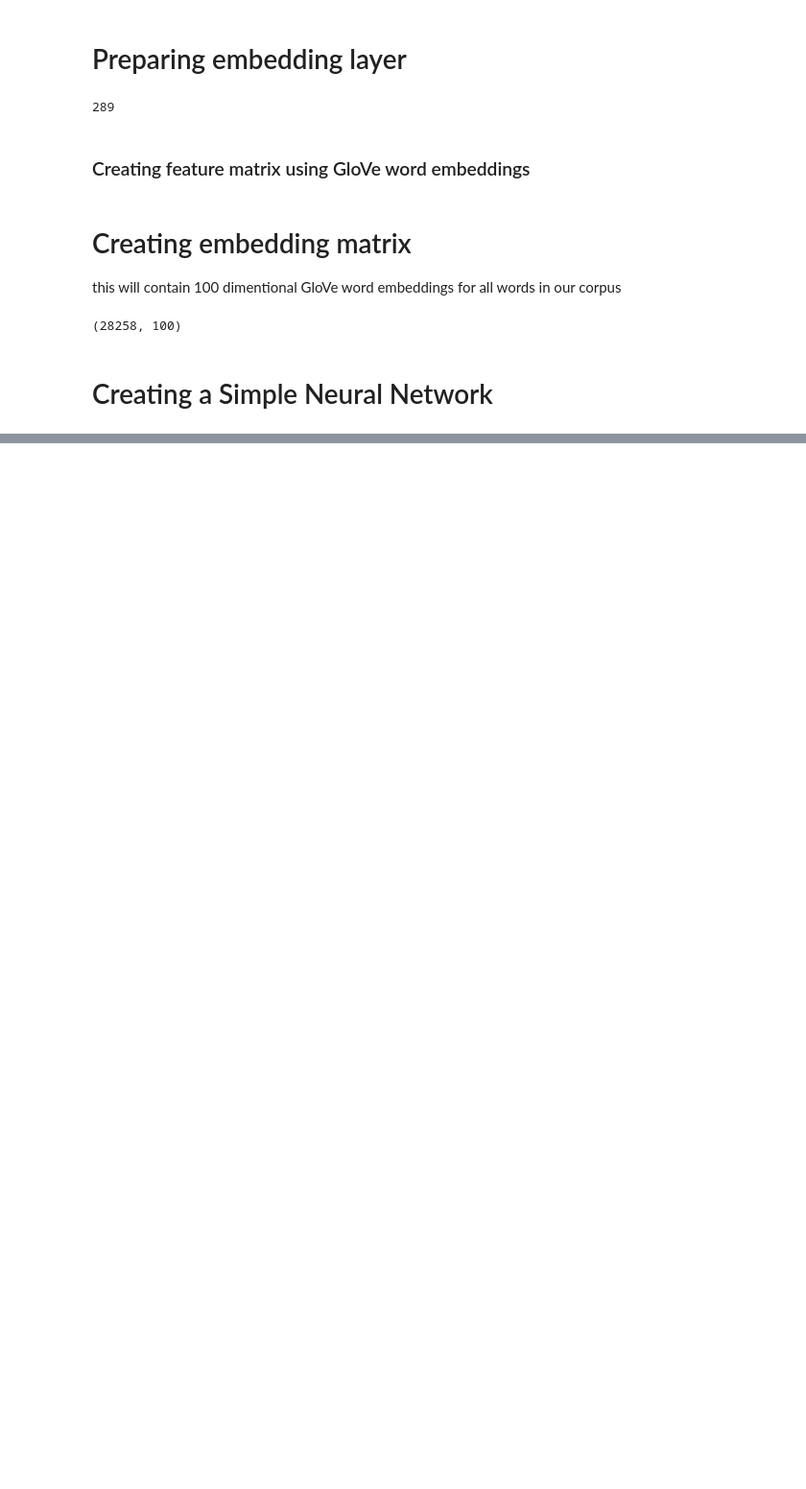
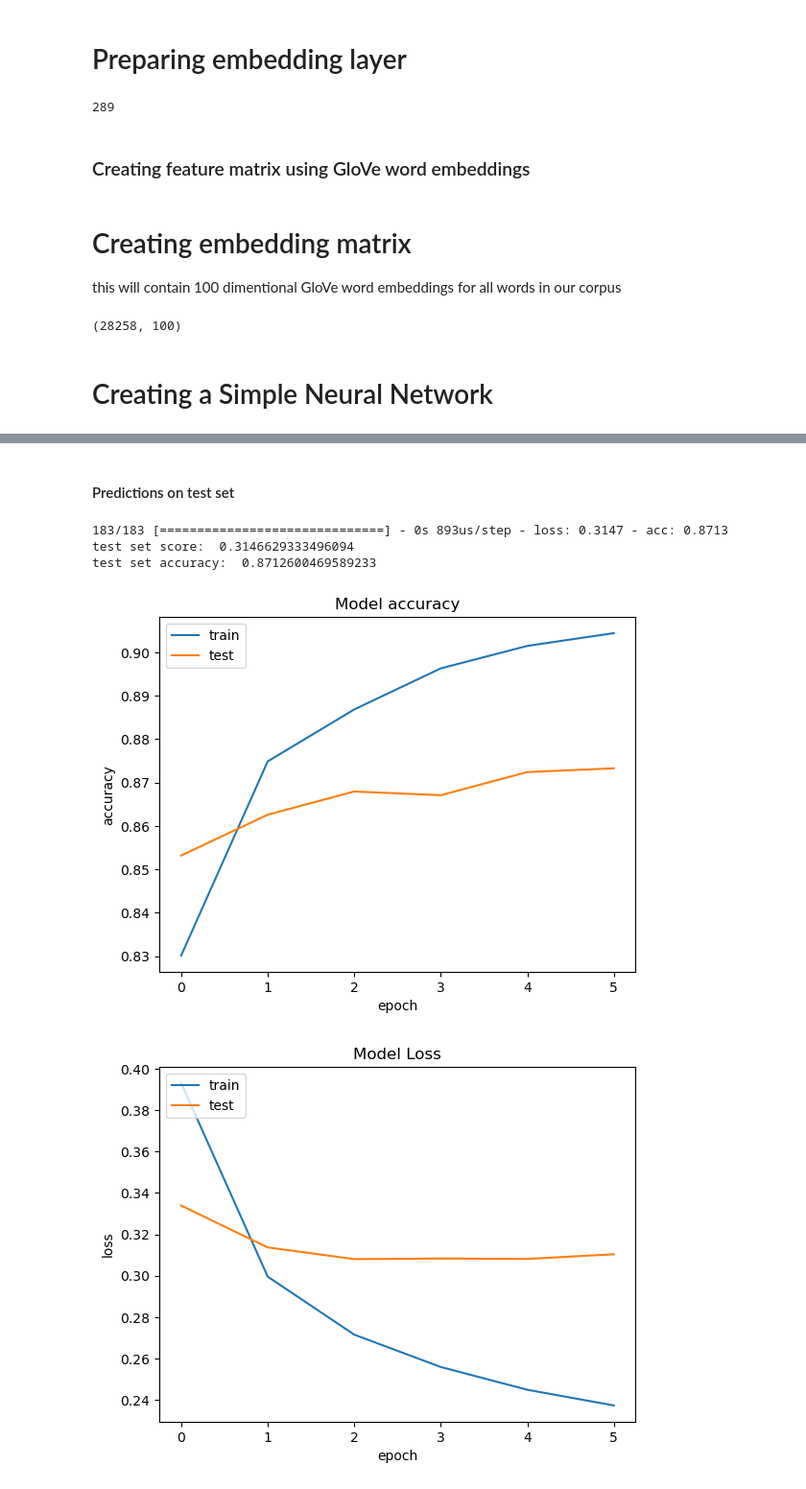
Before and after one commit to codyy6/Text-Analytic-Hotel-Review-Sentiment-Analysis, a Jupyter notebook: sentiment_analysis_neural_net.ipynb, the cells around one changed output, grey strips where cells are left out. Shown at 96% size. Drawn from its saved outputs; the diff is of its cells as text; code cells hidden in the pictures; blank space fills up the shorter version.

Commit message:
adds training for simple NN and conv NN

```diff
--- a/sentiment_analysis_neural_net.ipynb
+++ b/sentiment_analysis_neural_net.ipynb
@@ -195,0 +198,3 @@ snn_model.add(Dense(1, activation='sigmoid'))
+# %%
+snn_model.compile(optimizer='adam', loss='binary_crossentropy', metrics=['acc'])
+print(snn_model.summary())
@@ -195,0 +220,2 @@ snn_model.add(Dense(1, activation='sigmoid'))
+# %%
+snn_model_history = snn_model.fit(X_train, y_train, batch_size=128, epochs=6, verbose=1, validation_split=0.2)
@@ -195,0 +235,34 @@ snn_model.add(Dense(1, activation='sigmoid'))
+# %% [markdown]
+#### Predictions on test set
+# %%
+score = snn_model.evaluate(X_test, y_test, verbose=1)
+print("test set score: ", score[0])
+print("test set accuracy: ", score[1])
+# %% [output]
+183/183 [==============================] - 0s 893us/step - loss: 0.3147 - acc: 0.8713
+test set score:  0.3146629333496094
+test set accuracy:  0.8712600469589233
+# %%
+# Plotting charts for performance
+import matplotlib.pyplot as plt
+
+plt.plot(snn_model_history.history['acc'])
+plt.plot(snn_model_history.history['val_acc'])
+
+plt.title('Model accuracy')
+plt.ylabel('accuracy')
+plt.xlabel('epoch')
+plt.legend(['train', 'test'], loc='upper left')
+plt.show()
+
+plt.plot(snn_model_history.history['loss'])
+plt.plot(snn_model_history.history['val_loss'])
+
+plt.title('Model Loss')
+plt.ylabel('loss')
+plt.xlabel('epoch')
+plt.legend(['train', 'test'], loc='upper left')
+plt.show()
+# %% [output]
+[figure, added]
+[figure, added]
```
Also changed, not shown: parts of 14 cells of this notebook.
